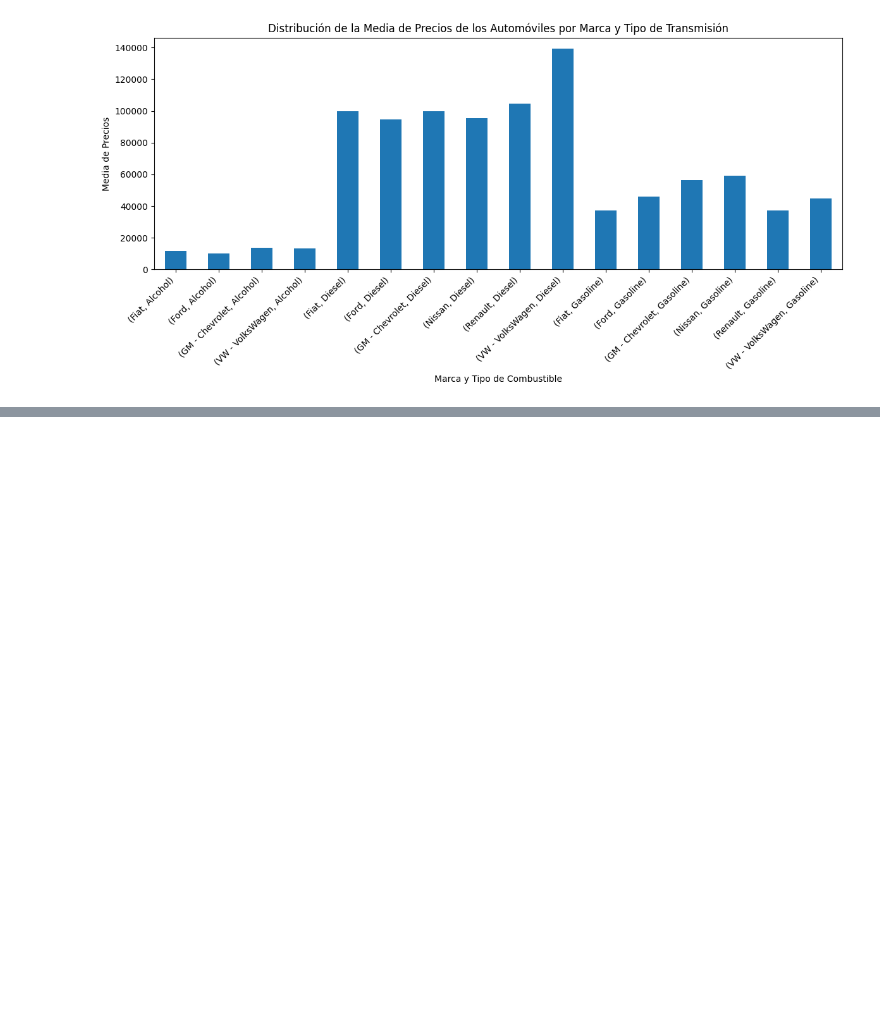
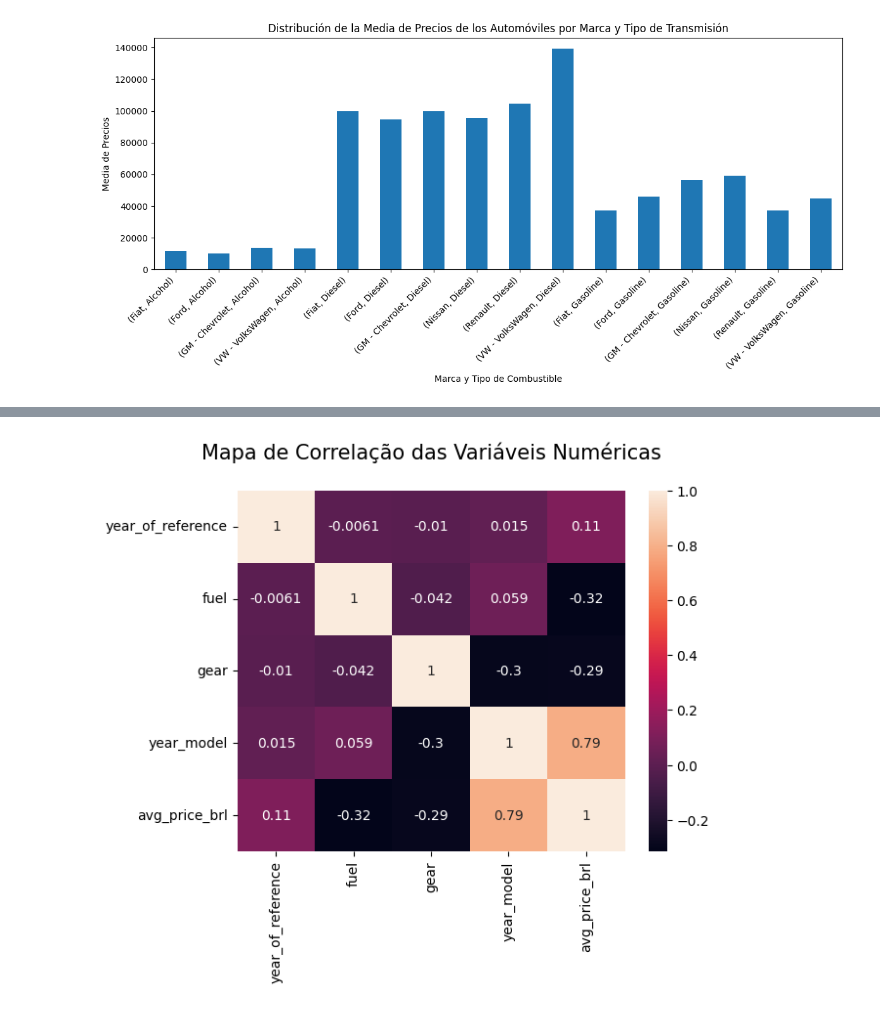
Before and after one commit to JocimarGalante/PrecosCarrosBrasil_IA, a Jupyter notebook: solution.ipynb, the cells around one changed output, grey strips where cells are left out. Saved outputs shown, nothing was run; the diff lists cells and outputs as text; code cells hidden in the pictures; blank space fills up the shorter version.

```diff
--- a/solution.ipynb
+++ b/solution.ipynb
@@ -294,3 +317,10 @@ VW - VolksWagen  Alcohol      13393.0
                  Gasoline     44654.0
 Name: avg_price_brl, dtype: float64
 [figure]
+# %%
+#   transformacion de columnas a numero de combustible y tipo de transmicion
+# primer data manual  1 manual , 0 automatico
+initial_data['gear'] = LabelEncoder().fit_transform(initial_data['gear'])
+# gasolina, alcohol  2 gasolina , 0 alcohol, 1 disel
+initial_data['fuel'] = LabelEncoder().fit_transform(initial_data['fuel'])
+print(initial_data.head())
@@ -296,0 +348,5 @@ Name: avg_price_brl, dtype: float64
+# %%
+# Variável dados_num contém apenas variáveis numéricas de interesse (exclui o restante)
+initial_data_numeric = initial_data.drop(['month_of_reference', 'authentication', 'brand', 'model',
+       'authentication', 'fipe_code', 'engine_size'] , axis = 1)
+initial_data_numeric.head()
@@ -296,0 +360,7 @@ Name: avg_price_brl, dtype: float64
+# %%
+# Mapa de correlação das variáveis numéricas com variável Target
+sns.heatmap(initial_data_numeric.corr("spearman"), annot = True)
+plt.title("Mapa de Correlação das Variáveis Numéricas\n", fontsize = 15)
+plt.show()
+# %% [output]
+[figure, added]
```
Also changed, not shown: parts of 13 cells of this notebook.
